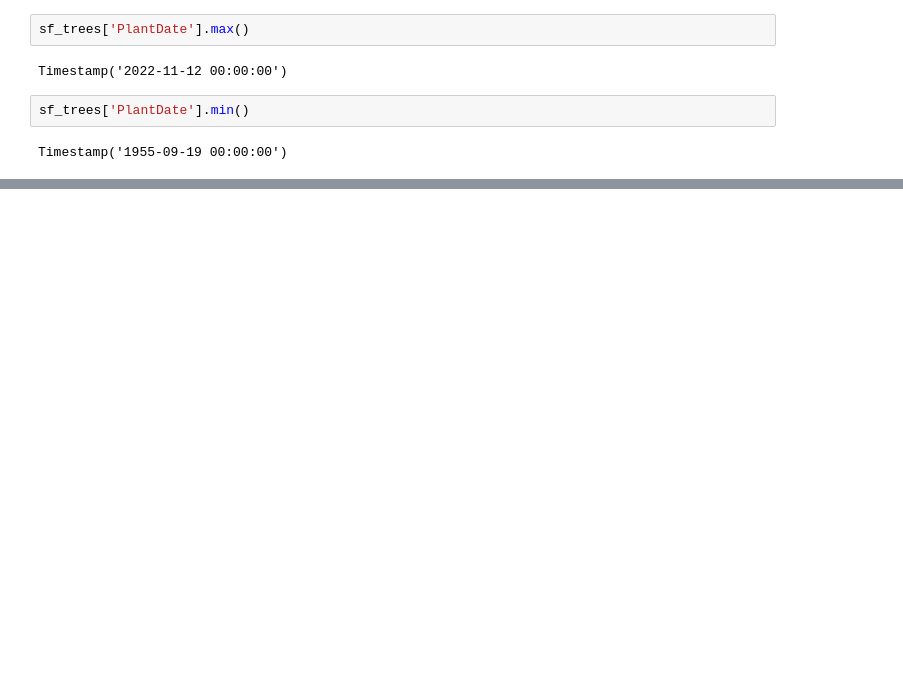
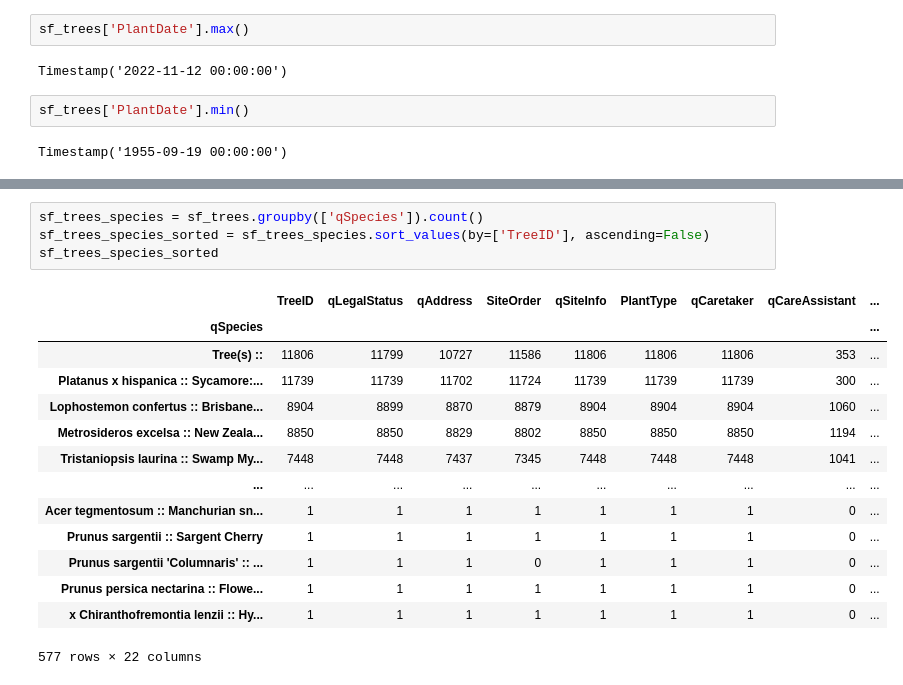
Before and after one commit to jyyang7/j233-proj-trees-in-sf, a Jupyter notebook: initial-analysis.ipynb, the cells around one changed output, grey strips where cells are left out. Cells and saved outputs as stored; diff of their text form; blank space fills up the shorter version.

```diff
--- a/initial-analysis.ipynb
+++ b/initial-analysis.ipynb
@@ -100,0 +159,19 @@ Timestamp('1955-09-19 00:00:00')
+# %%
+sf_trees_species = sf_trees.groupby(['qSpecies']).count()
+sf_trees_species_sorted = sf_trees_species.sort_values(by=['TreeID'], ascending=False)
+sf_trees_species_sorted
+# %% [output]
+|  | TreeID | qLegalStatus | qAddress | SiteOrder | qSiteInfo | PlantType | qCaretaker | qCareAssistant | ... |
+| qSpecies |  |  |  |  |  |  |  |  | ... |
+| Tree(s) :: | 11806 | 11799 | 10727 | 11586 | 11806 | 11806 | 11806 | 353 | ... |
+| Platanus x hispanica :: Sycamore:... | 11739 | 11739 | 11702 | 11724 | 11739 | 11739 | 11739 | 300 | ... |
+| Lophostemon confertus :: Brisbane... | 8904 | 8899 | 8870 | 8879 | 8904 | 8904 | 8904 | 1060 | ... |
+| Metrosideros excelsa :: New Zeala... | 8850 | 8850 | 8829 | 8802 | 8850 | 8850 | 8850 | 1194 | ... |
+| Tristaniopsis laurina :: Swamp My... | 7448 | 7448 | 7437 | 7345 | 7448 | 7448 | 7448 | 1041 | ... |
+| ... | ... | ... | ... | ... | ... | ... | ... | ... | ... |
+| Acer tegmentosum :: Manchurian sn... | 1 | 1 | 1 | 1 | 1 | 1 | 1 | 0 | ... |
+| Prunus sargentii :: Sargent Cherry | 1 | 1 | 1 | 1 | 1 | 1 | 1 | 0 | ... |
+| Prunus sargentii 'Columnaris' :: ... | 1 | 1 | 1 | 0 | 1 | 1 | 1 | 0 | ... |
+| Prunus persica nectarina :: Flowe... | 1 | 1 | 1 | 1 | 1 | 1 | 1 | 0 | ... |
+| x Chiranthofremontia lenzii :: Hy... | 1 | 1 | 1 | 1 | 1 | 1 | 1 | 0 | ... |
+577 rows × 22 columns
```
Also changed, not shown: parts of 9 cells of this notebook, 2 other files.
